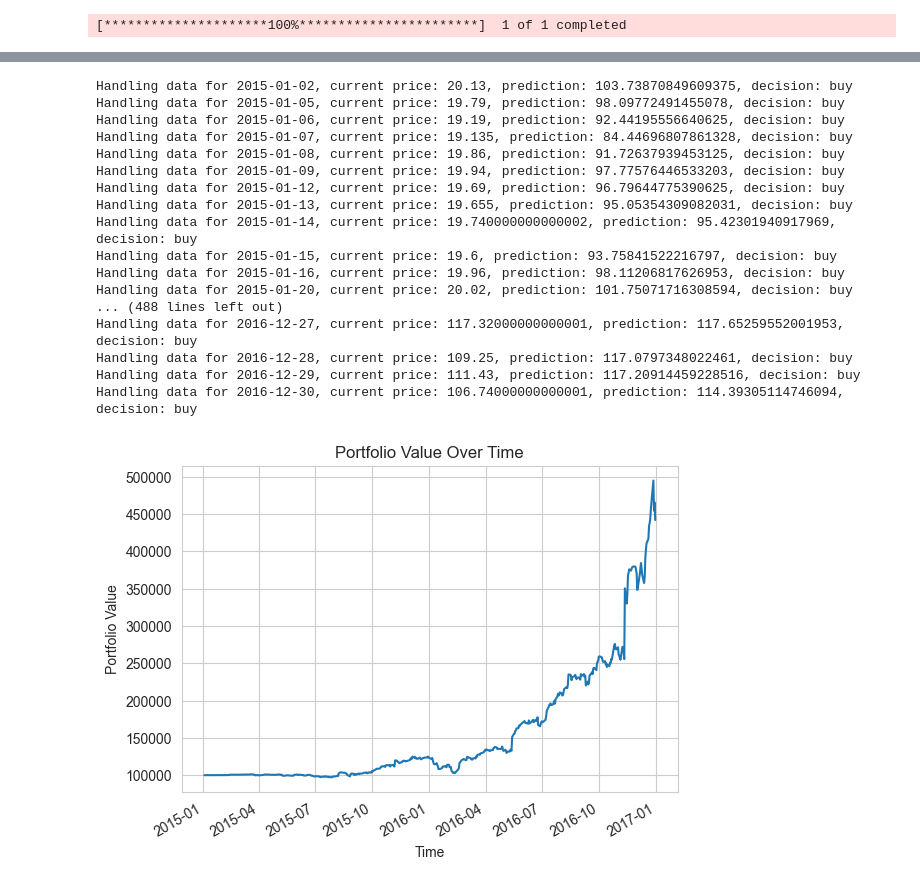
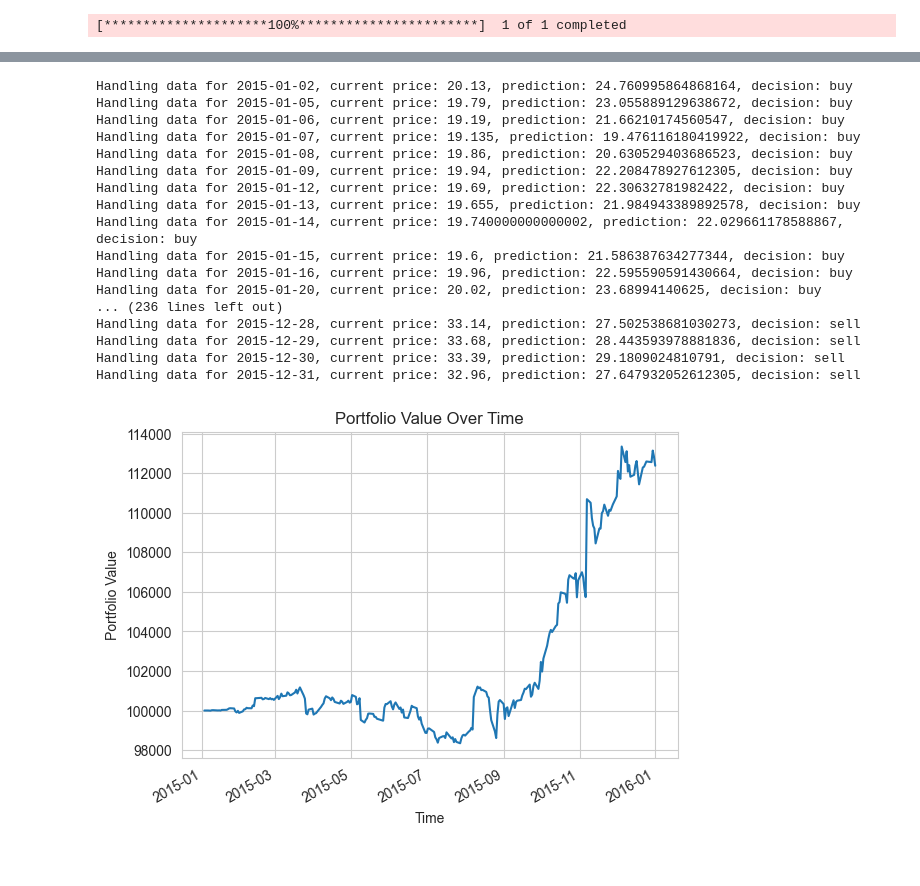
Before and after one commit to Shu882/job_shadow, a Jupyter notebook: code/nn_gru_backtesting_zipline.ipynb, the cells around one changed output, grey strips where cells are left out. Cells and saved outputs as stored; diff of their text form; code cells hidden in the pictures.

```diff
--- a/code/nn_gru_backtesting_zipline.ipynb
+++ b/code/nn_gru_backtesting_zipline.ipynb
@@ -128,40 +147,40 @@ def analyze(perf):
 # %%
 # Run the backtest
 if __name__ == "__main__":
     # I picked two random time. Obviously, there are a lot of parameters you can tune
     start = pd.Timestamp("2015-01-01", tz=None)
-    end = pd.Timestamp("2016-12-31", tz=None)
+    end = pd.Timestamp("2015-12-31", tz=None)
     result = run_algorithm(start=start,
                            end=end,
                            initialize=initialize,
                            handle_data=handle_data,
                            capital_base=100000,
                            bundle="quandl")
 
     result.portfolio_value.plot(title="Portfolio Value Over Time")
     plt.xlabel("Time")  # Optional: Add a label to the x-axis
     plt.ylabel("Portfolio Value")  # Optional: Add a label to the y-axis
     plt.savefig("portfolio_value.png")
     plt.show()
 # %% [output]
-Handling data for 2015-01-02, current price: 20.13, prediction: 103.73870849609375, decision: buy
-Handling data for 2015-01-05, current price: 19.79, prediction: 98.09772491455078, decision: buy
-Handling data for 2015-01-06, current price: 19.19, prediction: 92.44195556640625, decision: buy
-Handling data for 2015-01-07, current price: 19.135, prediction: 84.44696807861328, decision: buy
-Handling data for 2015-01-08, current price: 19.86, prediction: 91.72637939453125, decision: buy
-Handling data for 2015-01-09, current price: 19.94, prediction: 97.77576446533203, decision: buy
-Handling data for 2015-01-12, current price: 19.69, prediction: 96.79644775390625, decision: buy
-Handling data for 2015-01-13, current price: 19.655, prediction: 95.05354309082031, decision: buy
-Handling data for 2015-01-14, current price: 19.740000000000002, prediction: 95.42301940917969, decision: buy
-Handling data for 2015-01-15, current price: 19.6, prediction: 93.75841522216797, decision: buy
-Handling data for 2015-01-16, current price: 19.96, prediction: 98.11206817626953, decision: buy
-Handling data for 2015-01-20, current price: 20.02, prediction: 101.75071716308594, decision: buy
-... (488 lines left out)
-Handling data for 2016-12-27, current price: 117.32000000000001, prediction: 117.65259552001953, decision: buy
-Handling data for 2016-12-28, current price: 109.25, prediction: 117.0797348022461, decision: buy
-Handling data for 2016-12-29, current price: 111.43, prediction: 117.20914459228516, decision: buy
-Handling data for 2016-12-30, current price: 106.74000000000001, prediction: 114.39305114746094, decision: buy
+Handling data for 2015-01-02, current price: 20.13, prediction: 24.760995864868164, decision: buy
+Handling data for 2015-01-05, current price: 19.79, prediction: 23.055889129638672, decision: buy
+Handling data for 2015-01-06, current price: 19.19, prediction: 21.66210174560547, decision: buy
+Handling data for 2015-01-07, current price: 19.135, prediction: 19.476116180419922, decision: buy
+Handling data for 2015-01-08, current price: 19.86, prediction: 20.630529403686523, decision: buy
+Handling data for 2015-01-09, current price: 19.94, prediction: 22.208478927612305, decision: buy
+Handling data for 2015-01-12, current price: 19.69, prediction: 22.30632781982422, decision: buy
+Handling data for 2015-01-13, current price: 19.655, prediction: 21.984943389892578, decision: buy
+Handling data for 2015-01-14, current price: 19.740000000000002, prediction: 22.029661178588867, decision: buy
+Handling data for 2015-01-15, current price: 19.6, prediction: 21.586387634277344, decision: buy
+Handling data for 2015-01-16, current price: 19.96, prediction: 22.595590591430664, decision: buy
+Handling data for 2015-01-20, current price: 20.02, prediction: 23.68994140625, decision: buy
+... (236 lines left out)
+Handling data for 2015-12-28, current price: 33.14, prediction: 27.502538681030273, decision: sell
+Handling data for 2015-12-29, current price: 33.68, prediction: 28.443593978881836, decision: sell
+Handling data for 2015-12-30, current price: 33.39, prediction: 29.1809024810791, decision: sell
+Handling data for 2015-12-31, current price: 32.96, prediction: 27.647932052612305, decision: sell
-[figure, old version]
+[figure, new version]
 # %%
 result
 # %% [output]
```
Also changed, not shown: parts of 10 cells of this notebook.
